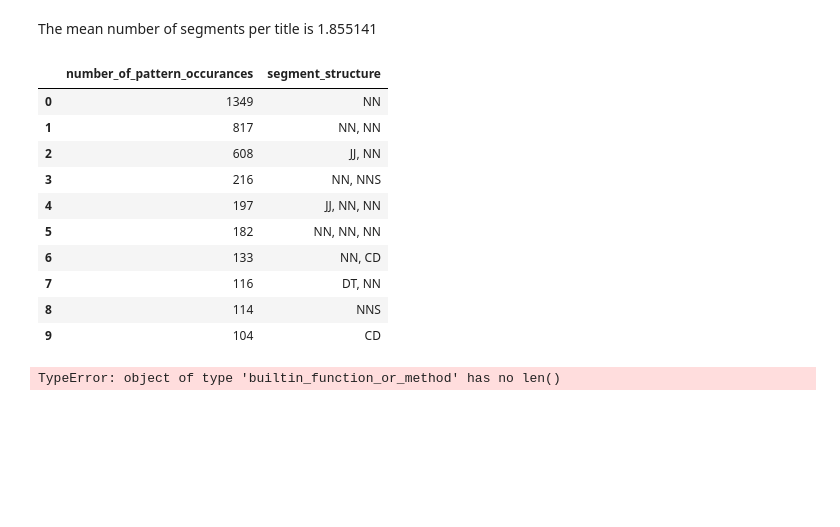
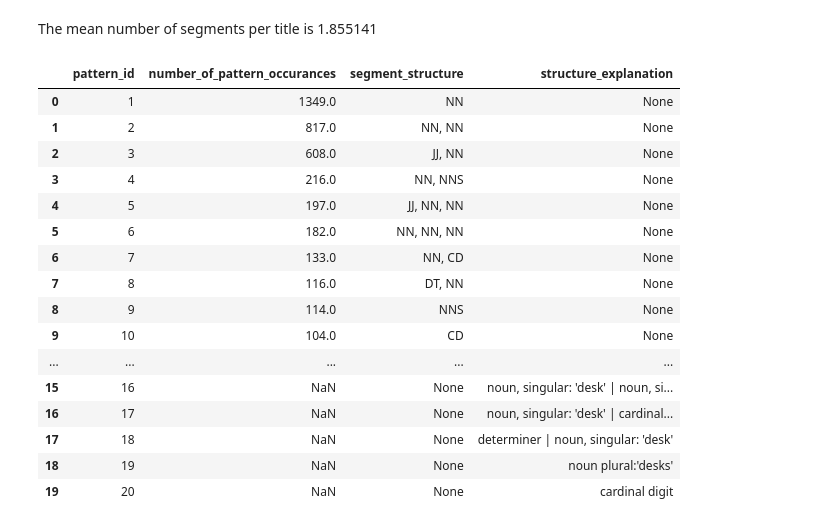
Before and after one commit to epiphannie/youtube_title_analysis, a Jupyter notebook: youtube_titles_experiment.ipynb, the cells around one changed output. Drawn from its saved outputs; the diff is of its cells as text; code cells hidden in the pictures; blank space fills up the shorter version.

Commit message:
attempt at unpacking title structures

```diff
--- a/youtube_titles_experiment.ipynb
+++ b/youtube_titles_experiment.ipynb
@@ -523,23 +578,12 @@ The mean number of segments per title is 1.855141
 # %%
-pattern_occurances_statement = ('''
-            SELECT count(video_id) as number_of_pattern_occurances, segment_structure
-            FROM tblSegments
-            GROUP BY segment_structure
-            ORDER BY number_of_pattern_occurances DESC
-            LIMIT 10;
-            ''')
-pattern_occurances = run_sql_pd(pattern_occurances_statement)
+insert_statement_structures = '''
+        INSERT INTO tblTopTen
+        (number_of_pattern_occurances, segment_structure)
+        SELECT count(video_id) as number_of_pattern_occurances, segment_structure
+        FROM tblSegments
+        GROUP BY segment_structure
+        ORDER BY number_of_pattern_occurances DESC
+        LIMIT 10;
+        '''
 
-pattern_occurances
+run_sql(insert_statement_structures)
-# %% [output]
-|  | number_of_pattern_occurances | segment_structure |
-| 0 | 1349 | NN |
-| 1 | 817 | NN, NN |
-| 2 | 608 | JJ, NN |
-| 3 | 216 | NN, NNS |
-| 4 | 197 | JJ, NN, NN |
-| 5 | 182 | NN, NN, NN |
-| 6 | 133 | NN, CD |
-| 7 | 116 | DT, NN |
-| 8 | 114 | NNS |
-| 9 | 104 | CD |
@@ -546,3 +659,25 @@ pattern_occurances
+# %%
+df = run_sql_pd('SELECT * from tblTopTen')
+
+df
+# %% [output]
+|  | pattern_id | number_of_pattern_occurances | segment_structure | structure_explanation |
+| 0 | 1 | 1349.0 | NN | None |
+| 1 | 2 | 817.0 | NN, NN | None |
+| 2 | 3 | 608.0 | JJ, NN | None |
+| 3 | 4 | 216.0 | NN, NNS | None |
+| 4 | 5 | 197.0 | JJ, NN, NN | None |
+| 5 | 6 | 182.0 | NN, NN, NN | None |
+| 6 | 7 | 133.0 | NN, CD | None |
+| 7 | 8 | 116.0 | DT, NN | None |
+| 8 | 9 | 114.0 | NNS | None |
+| 9 | 10 | 104.0 | CD | None |
+| ... | ... | ... | ... | ... |
+| 15 | 16 | NaN | None | noun, singular: 'desk' | noun, si... |
+| 16 | 17 | NaN | None | noun, singular: 'desk' | cardinal... |
+| 17 | 18 | NaN | None | determiner | noun, singular: 'desk' |
+| 18 | 19 | NaN | None | noun plural:'desks' |
+| 19 | 20 | NaN | None | cardinal digit |
 # %%
 
 repeated = """
@@ -560,12 +695,10 @@ every = """
     ORDER BY number_of_pattern_occurances DESC;
     """
 
-df_repeated = run_sql_fetchall(repeated)
-df_all = run_sql_fetchall(every)
+df_repeated = run_sql_pd(repeated)
+df_all = run_sql_pd(every)
 
 print( """
         The number of repeated grammatical patterns is {}.
         There are a total of {} unique grammatical patterns found in title segments."""
         .format(len(df_repeated.index), len(df_all.index)))
-# %% [output]
-TypeError: object of type 'builtin_function_or_method' has no len()
```
Also changed, not shown: parts of 12 cells of this notebook.
